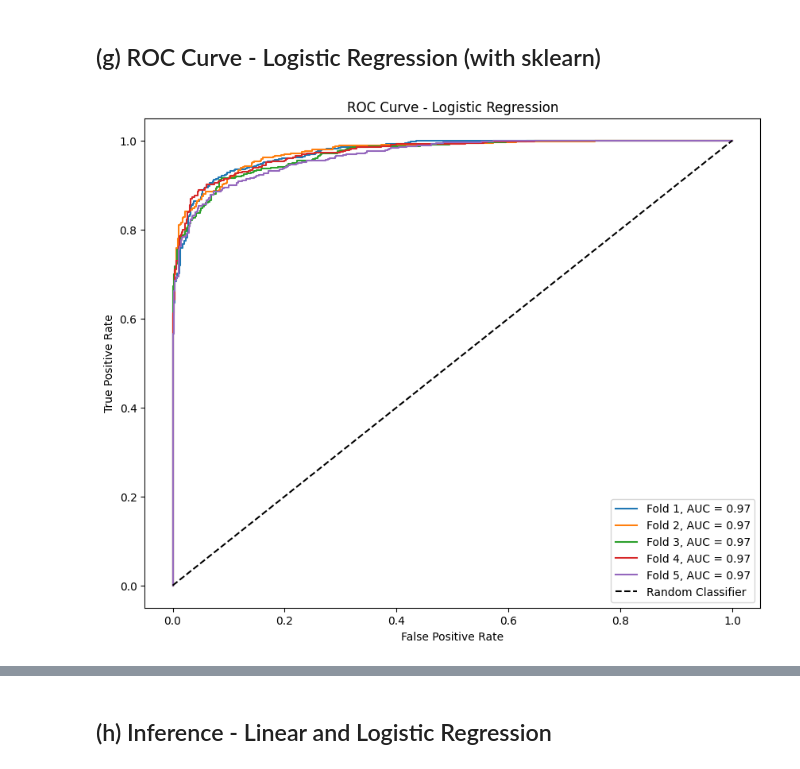
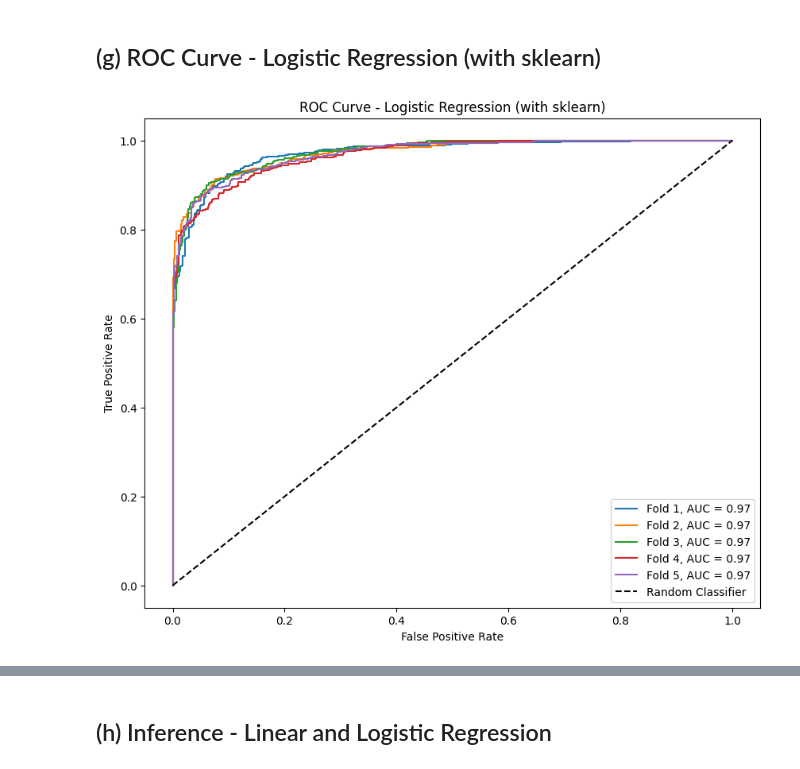
Before and after one commit to PS-41/Machine-Learning-Assignment1-Linear-Models, a Jupyter notebook: models/Prakhar_Suryavansh_HW1.ipynb, the cells around one changed output, grey strips where cells are left out. Cells and saved outputs as stored; diff of their text form; code cells hidden in the pictures.

Commit message:
finished and put the predictions

```diff
--- a/models/Prakhar_Suryavansh_HW1.ipynb
+++ b/models/Prakhar_Suryavansh_HW1.ipynb
@@ -103,5 +104,8 @@ Total number of missing values in the dataset: 924
 # Drop rows with missing data in original dataframe using inplace=True
 data_train.dropna(inplace=True)
 print(f"Shape after dropping missing data: {data_train.shape}")
+
+# Filling the missing value in the test data with the mean of the remaining values
+data_test.fillna(data_test.mean(), inplace=True)
 # %% [output]
 Shape after dropping missing data: (6173, 12)
@@ -111,6 +117,7 @@ Shape after dropping missing data: (6173, 12)
 # Extract the features and the label
 X_train = data_train.drop(columns=['PT08.S1(CO)'], inplace=False)
 y_train = data_train['PT08.S1(CO)']
+X_test = data_test
 
 print(f"Features: {X_train.columns.tolist()}")
 print(f"Label: {y_train.name}")
@@ -271,34 +307,41 @@ class LogisticRegression:
         return 1 / (1 + np.exp(-x))
 
     def compute_cost(self, y, y_predicted):
+        # Compute the binary cross-entropy loss
         n_samples = len(y)
-        e = 0.00001
-        cost = -(1 / n_samples) * np.sum(y * np.log(y_predicted + e) + (1 - y) * np.log(1 - y_predicted + e))
+        cost = -(1 / n_samples) * np.sum(y * np.log(y_predicted) + (1 - y) * np.log(1 - y_predicted))
         return cost
 
     def fit(self, X, y):
+        # Initialize weights and bias
         n_samples, n_features = X.shape
         self.weights = np.zeros(n_features)
         self.bias = 0
 
+        # Gradient Descent for parameter optimization
         for _ in range(self.n_iterations):
             linear_model = np.dot(X, self.weights) + self.bias
             y_predicted = self.sigmoid(linear_model)
 
+            # Compute gradients
             dw = (1 / n_samples) * np.dot(X.T, (y_predicted - y))
             db = (1 / n_samples) * np.sum(y_predicted - y)
 
+            # Update weights and bias
             self.weights -= self.learning_rate * dw
             self.bias -= self.learning_rate * db
 
+            # Compute and store the cost
             cost = self.compute_cost(y, y_predicted)
             self.costs.append(cost)
 
     def predict_proba(self, X):
+        # Compute probabilities using the sigmoid function
         linear_model = np.dot(X, self.weights) + self.bias
         y_predicted = self.sigmoid(linear_model)
         return np.vstack((1 - y_predicted, y_predicted)).T
 
     def predict(self, X):
+        # Predict class labels (0 or 1) based on the probability threshold of 0.5
         y_predicted_prob = self.predict_proba(X)
         return np.array([1 if i > 0.5 else 0 for i in y_predicted_prob[:, 1]])
@@ -404,7 +496,7 @@ class KFold:
     for i, (start, end) in enumerate(indices):
         X_test = X[start:end]
         y_test = y[start:end]
-        X_train = np.concatenate([X[:start], X[end:]])
-        y_train = np.concatenate([y[:start], y[end:]])
+        X_train = pd.concat([X[:start], X[end:]])
+        y_train = pd.concat([y[:start], y[end:]])
         ret.append([X_train, y_train, X_test, y_test])
     return ret
@@ -702,48 +804,85 @@ F1 score for complete training data: 0.9233860166086257
 # %%
 from sklearn.linear_model import LogisticRegression as SklearnLogisticRegression
 from sklearn.metrics import roc_curve, roc_auc_score
-import matplotlib.pyplot as plt
-from sklearn.model_selection import KFold
-
-# Initialize KFold
-kf = KFold(n_splits=5, shuffle=True, random_state=42)
-
-# print(kf.split(X_train))
 
 # Initialize the logistic regression model from sklearn
-sklearn_logistic_model = SklearnLogisticRegression()
+model_sklearn_logistic_regression = SklearnLogisticRegression()
 
 # Initialize lists to store AUC values
 auc_values = []
+accuracy_values = []
+precision_values = []
+recall_values = []
+f1_values = []
 
 plt.figure(figsize=(10, 8))
 
-for train_index, val_index in kf.split(X_train):
-    X_fold_train, X_fold_val = X_train.values[train_index], X_train.values[val_index]
-    y_fold_train, y_fold_val = y_train_binary.values[train_index], y_train_binary.values[val_index]
+kf = KFold(n_splits=5)
+for i, fold in enumerate(kf.split(X_train, y_train_binary)):
+    X_train_kf, y_train_kf, X_val_kf, y_val_kf = fold
 
-    # Train the sklearn logistic regression model
-    sklearn_logistic_model.fit(X_fold_train, y_fold_train)
+    # Train the model
+    model_sklearn_logistic_regression.fit(X_train_kf, y_train_kf)
+
+    # Make predictions
+    y_pred_kf = model_sklearn_logistic_regression.predict(X_val_kf)
+
+    accuracy = metrics.accuracy(y_true=y_val_kf, y_pred=y_pred_kf)
+    precision = metrics.precision(y_true=y_val_kf, y_pred=y_pred_kf)
+    recall = metrics.recall(y_true=y_val_kf, y_pred=y_pred_kf)
+    f1 = metrics.f1_score(y_true=y_val_kf, y_pred=y_pred_kf)
+
+    # Append the metrics to the lists
+    accuracy_values.append(accuracy)
+    precision_values.append(precision)
+    recall_values.append(recall)
+    f1_values.append(f1)
 
     # Predict probabilities for the validation set
-    y_fold_probs = sklearn_logistic_model.predict_proba(X_fold_val)[:, 1]
+    y_pred_kf_prob = model_sklearn_logistic_regression.predict_proba(X_val_kf)[:, 1]
 
     # Compute the ROC curve
-    fpr, tpr, _ = roc_curve(y_fold_val, y_fold_probs)
-    auc = roc_auc_score(y_fold_val, y_fold_probs)
+    fpr, tpr, _ = roc_curve(y_val_kf, y_pred_kf_prob)
+    auc = roc_auc_score(y_val_kf, y_pred_kf_prob)
     auc_values.append(auc)
 
     # Plot the ROC curve for the current fold
     plt.plot(fpr, tpr, label=f'Fold {len(auc_values)}, AUC = {auc:.2f}')
 
 plt.plot([0, 1], [0, 1], 'k--', label='Random Classifier')
 plt.xlabel('False Positive Rate')
 plt.ylabel('True Positive Rate')
-plt.title('ROC Curve - Logistic Regression')
+plt.title('ROC Curve - Logistic Regression (with sklearn)')
 plt.legend(loc='best')
 plt.show()
 
 avg_auc = np.mean(auc_values)
-print(f"Average AUC: {avg_auc}")
+print(f"AUC values (area under the curve) for each fold:: {auc_values}")
+print(f"Average AUC: {avg_auc}\n")
+
+avg_accuracy = np.mean(accuracy_values)
+std_accuracy = np.std(accuracy_values)
+
+avg_precision = np.mean(precision_values)
+std_precision = np.std(precision_values)
+
+avg_recall = np.mean(recall_values)
+std_recall = np.std(recall_values)
+
+avg_f1 = np.mean(f1_values)
+std_f1 = np.std(f1_values)
+
+print(f"Accuracy values for each fold: {accuracy_values}")
+print(f"Average Accuracy: {avg_accuracy}")
+print(f"Standard deviation for accuracy: {std_accuracy}\n")
+print(f"Precision values for each fold: {precision_values}")
+print(f"Average Precision: {avg_precision}")
+print(f"Standard deviation for precision: {std_precision}\n")
+print(f"Recall values for each fold: {recall_values}")
+print(f"Average Recall: {avg_recall}")
+print(f"Standard deviation for recall: {std_recall}\n")
+print(f"F1 Score values for each fold: {f1_values}")
+print(f"Average F1 Score: {avg_f1}")
+print(f"Standard deviation for f1 score: {std_f1}\n")
 # %% [output]
-[figure, old version]
+[figure, new version]
```
Also changed, not shown: parts of 26 cells of this notebook, 1 other file.
